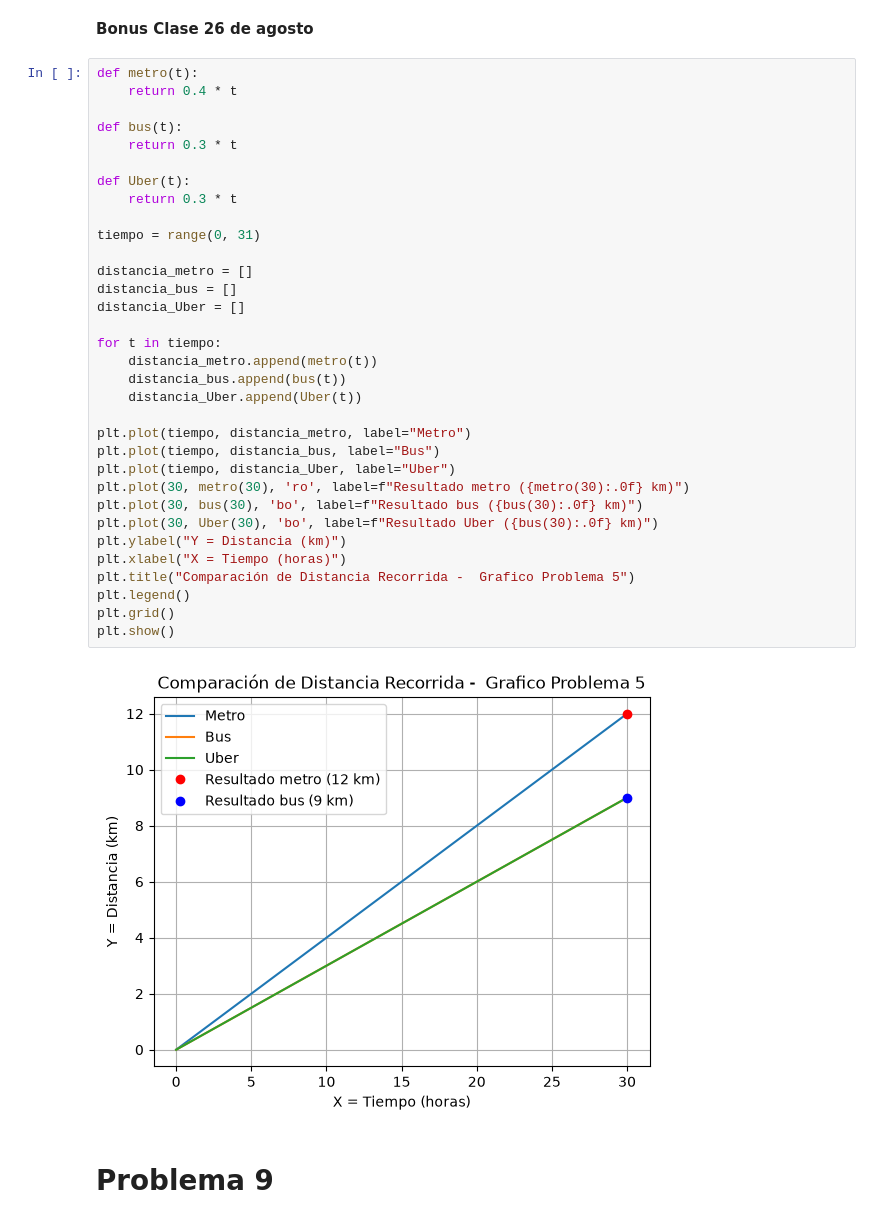
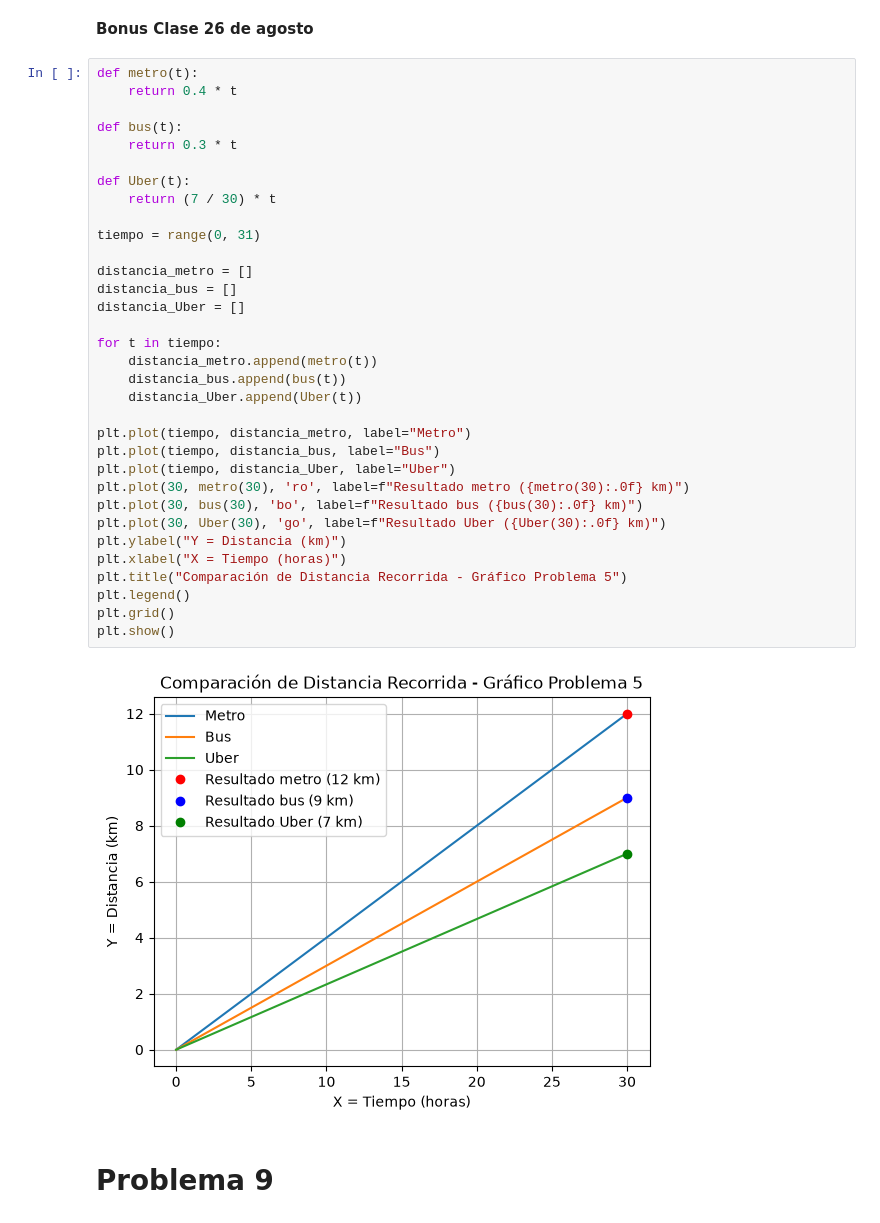
Before and after one commit to AleLagosP/Matematica-Aplicada-con-Python, a Jupyter notebook: Clase 1 - inrtroduccion/G1_Funciones.ipynb, the cells around one changed output. Drawn from its saved outputs; the diff is of its cells as text.

```diff
--- a/Clase 1 - inrtroduccion/G1_Funciones.ipynb
+++ b/Clase 1 - inrtroduccion/G1_Funciones.ipynb
@@ -422,37 +422,37 @@ En 6 Horas de funcionamiento el algoritmo ordena  1445 elemento
 def metro(t):
     return 0.4 * t
 
 def bus(t):
     return 0.3 * t
 
 def Uber(t):
-    return 0.3 * t
+    return (7 / 30) * t
 
 tiempo = range(0, 31)
 
 distancia_metro = []
 distancia_bus = []
 distancia_Uber = []
 
 for t in tiempo:
     distancia_metro.append(metro(t))
     distancia_bus.append(bus(t))
     distancia_Uber.append(Uber(t))
 
 plt.plot(tiempo, distancia_metro, label="Metro")
 plt.plot(tiempo, distancia_bus, label="Bus")
 plt.plot(tiempo, distancia_Uber, label="Uber")
 plt.plot(30, metro(30), 'ro', label=f"Resultado metro ({metro(30):.0f} km)")
 plt.plot(30, bus(30), 'bo', label=f"Resultado bus ({bus(30):.0f} km)")
-plt.plot(30, Uber(30), 'bo', label=f"Resultado Uber ({bus(30):.0f} km)")
+plt.plot(30, Uber(30), 'go', label=f"Resultado Uber ({Uber(30):.0f} km)")
 plt.ylabel("Y = Distancia (km)")
 plt.xlabel("X = Tiempo (horas)")
-plt.title("Comparación de Distancia Recorrida -  Grafico Problema 5")
+plt.title("Comparación de Distancia Recorrida - Gráfico Problema 5")
 plt.legend()
 plt.grid()
 plt.show()
 # %% [output]
-[figure, old version]
+[figure, new version]
 # %% [markdown]
 # Problema 9
 # %% [markdown]
```
Also changed, not shown: parts of 6 cells of this notebook.
